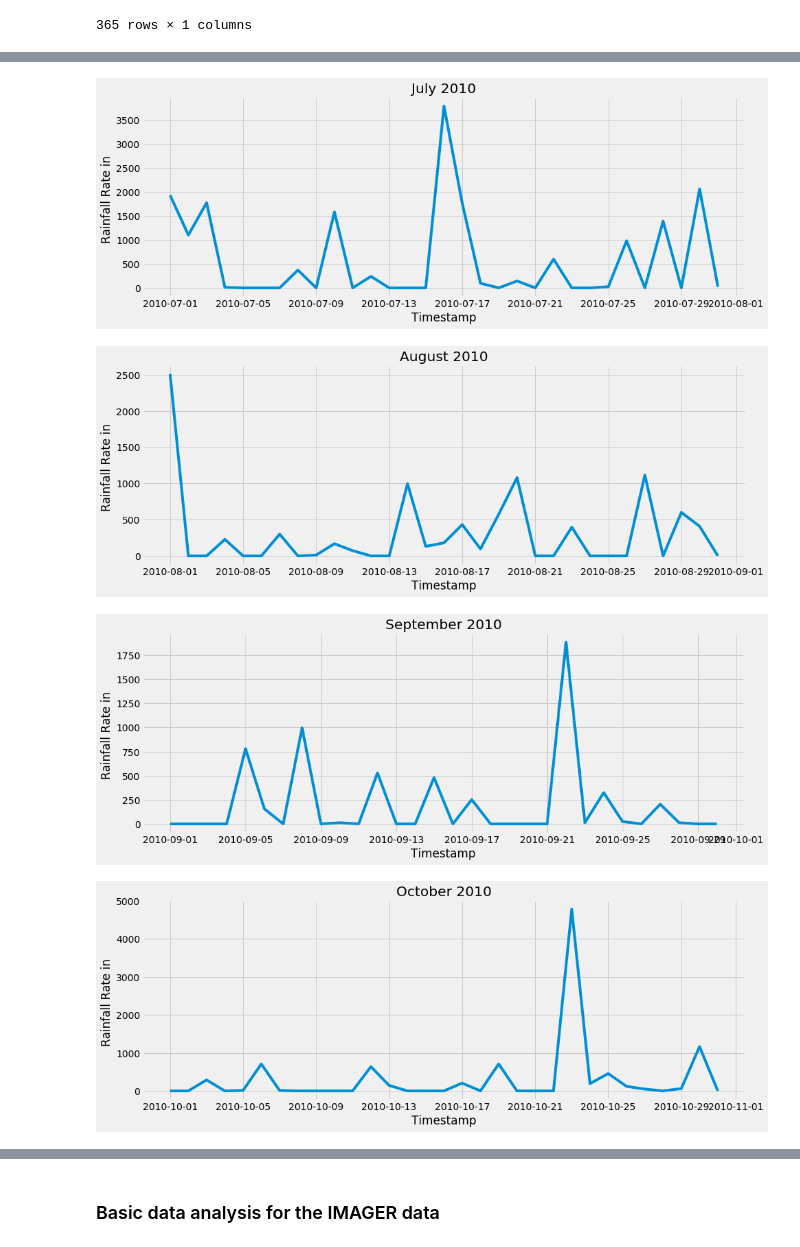
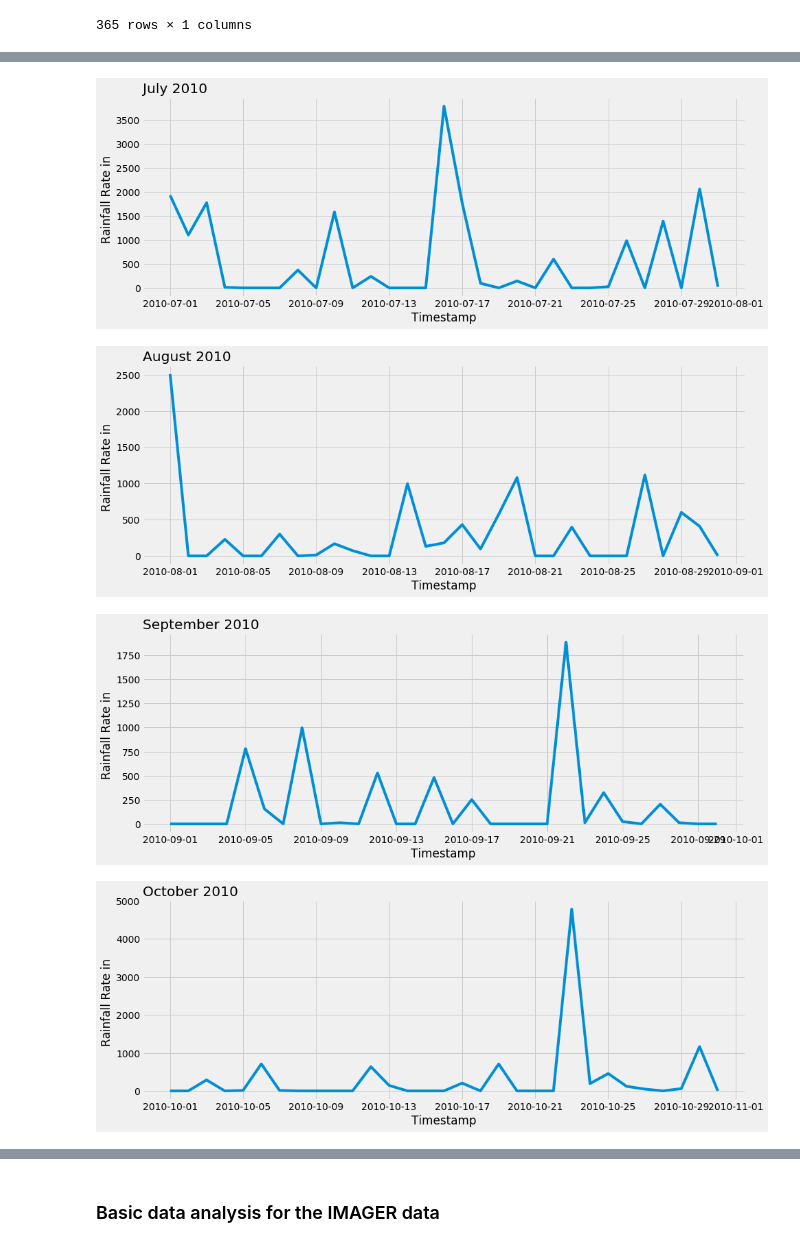
Before and after one commit to dsaharia/PRAT-Rainfall, a Jupyter notebook: imager-rainfall/Singapore.ipynb, the cells around one changed output, grey strips where cells are left out. Drawn from its saved outputs; the diff is of its cells as text; code cells hidden in the pictures.

Commit message:
added density plots, titles and labels

```diff
--- a/imager-rainfall/Singapore.ipynb
+++ b/imager-rainfall/Singapore.ipynb
@@ -60,7 +60,7 @@ def plot_monthly_data():
     for i in range(1, 13):
         plt.figure()
         plt.plot(sampled_df[sampled_df.index.month == i]['rainfall_rate'])
-        plt.title(titles[i-1])
+        plt.title(titles[i-1], loc='left')
         plt.xlabel('Timestamp')
         plt.ylabel('Rainfall Rate in ')
         # Show/save figure as desired.
@@ -76,4 +76,4 @@ plot_monthly_data()
-[figure, old version]
+[figure, new version]
-[figure, old version]
+[figure, new version]
-[figure, old version]
+[figure, new version]
-[figure, old version]
+[figure, new version]
```
Also changed, not shown: parts of 7 cells of this notebook, 1 other file.
